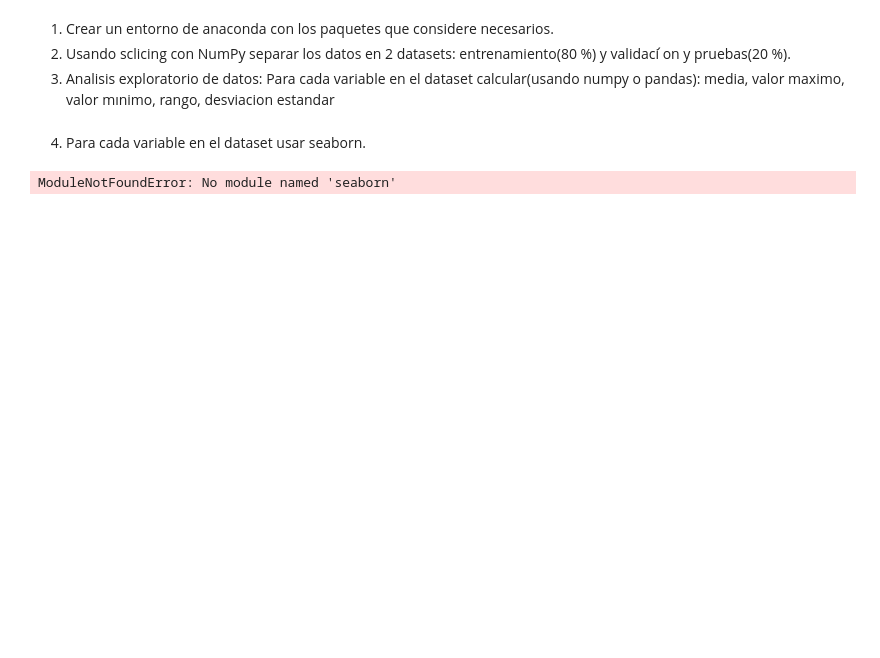
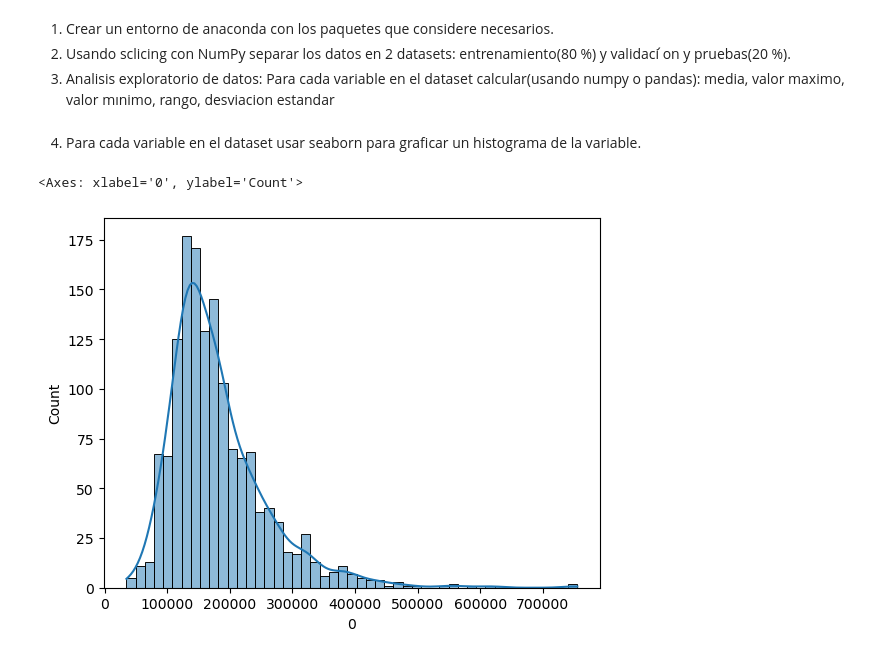
Before and after one commit to ceaf234/Proyecto1, a Jupyter notebook: Proyecto1.ipynb, the cells around one changed output. Cells and saved outputs as stored; diff of their text form; code cells hidden in the pictures; blank space fills up the shorter version.

```diff
--- a/Proyecto1.ipynb
+++ b/Proyecto1.ipynb
@@ -23,15 +23,20 @@ value_range = np.ptp(train_data, axis=0)
 value_deviation = np.std(train_data, axis=0)
 #print(data)
 # %% [markdown]
-4. Para cada variable en el dataset usar seaborn.
+4. Para cada variable en el dataset usar seaborn para graficar un histograma de la variable.
 # %%
 import numpy as np
+import pandas as pd
 import seaborn as sns
-
-#import pandas as pd
-#import matplotlib.pyplot as plt
 
 # Cargar dataset a una variable
 dataset = np.load("proyecto_training_data.npy")
+
+# Convertir el ndarray a un DataFrame
+dataframe = pd.DataFrame(dataset)
+
+# Mostrar el histograma de la columna 0
+sns.histplot(data=dataframe, x=0, kde=True)
 # %% [output]
-ModuleNotFoundError: No module named 'seaborn'
+<Axes: xlabel='0', ylabel='Count'>
+[figure, added]
```
Also changed, not shown: parts of 1 cell of this notebook.
